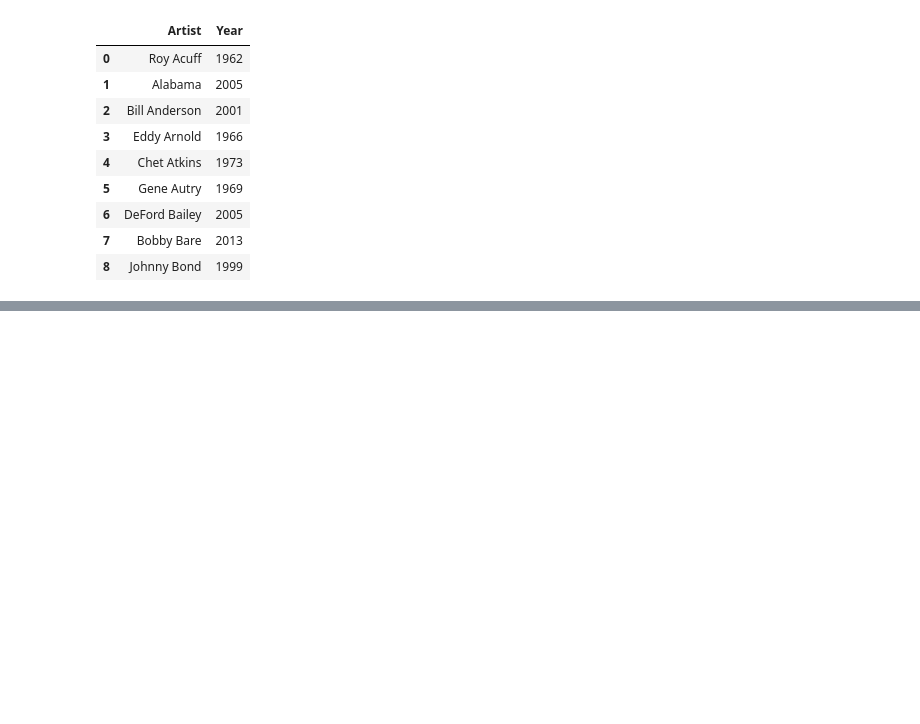
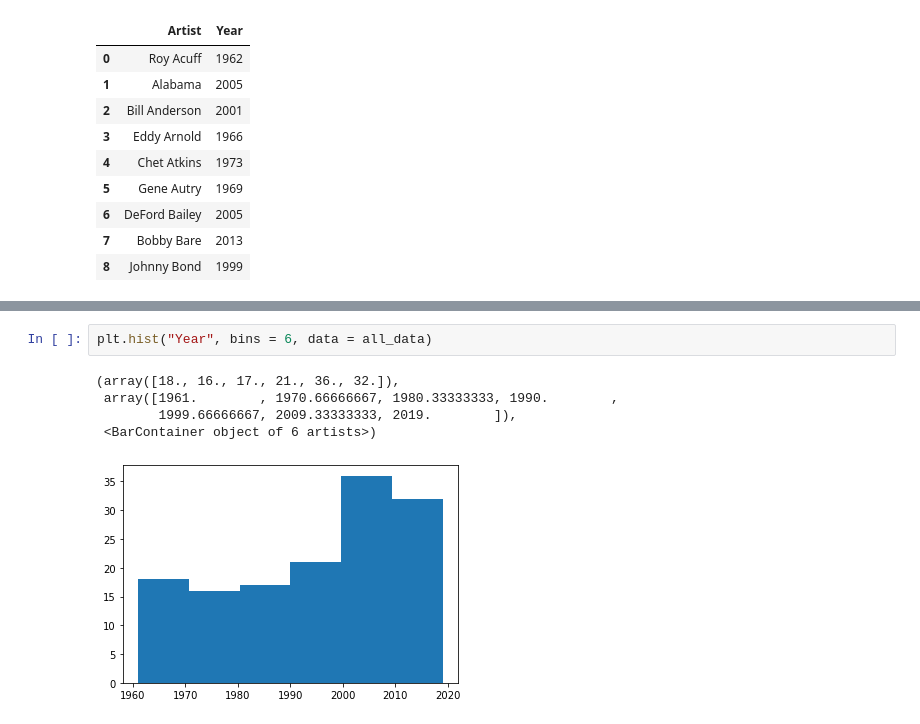
Before and after one commit to Chericehere/web-scraping-country-music-hof-Chericehere, a Jupyter notebook: Country Music Hall of Fame.ipynb, the cells around one changed output, grey strips where cells are left out. Drawn from its saved outputs; the diff is of its cells as text; blank space fills up the shorter version.

```diff
--- a/Country Music Hall of Fame.ipynb
+++ b/Country Music Hall of Fame.ipynb
@@ -201,0 +196,8 @@ print(all_names)
+# %%
+plt.hist("Year", bins = 6, data = all_data)
+# %% [output]
+(array([18., 16., 17., 21., 36., 32.]),
+ array([1961.        , 1970.66666667, 1980.33333333, 1990.        ,
+        1999.66666667, 2009.33333333, 2019.        ]),
+ <BarContainer object of 6 artists>)
+[figure, added]
```
Also changed, not shown: parts of 20 cells of this notebook.
